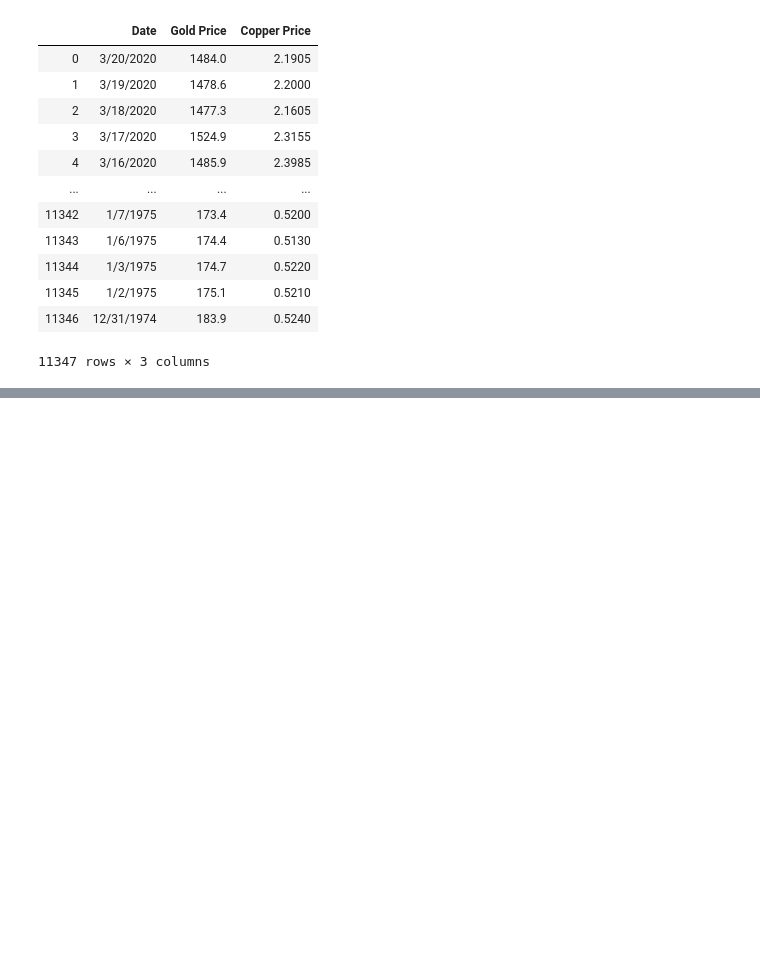
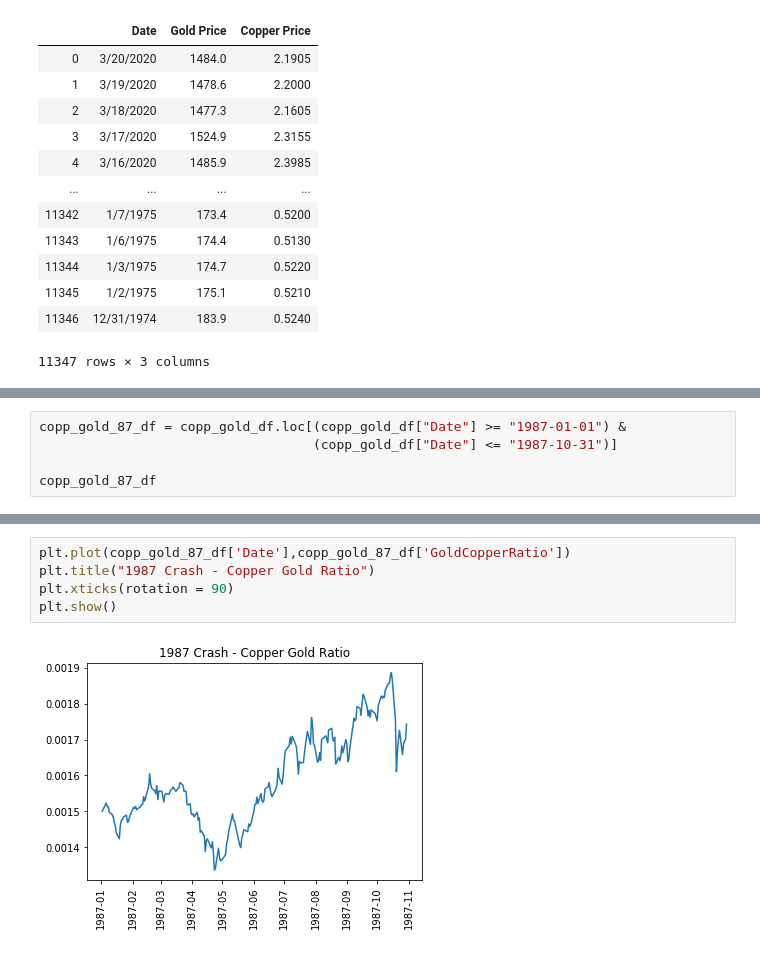
Before and after one commit to benji0815/Economic-Downturn-Data-Analysis, a Jupyter notebook: dev/bruce/Project1Bruce.ipynb, the cells around one changed output, grey strips where cells are left out. Cells and saved outputs as stored; diff of their text form; blank space fills up the shorter version.

```diff
--- a/dev/bruce/Project1Bruce.ipynb
+++ b/dev/bruce/Project1Bruce.ipynb
@@ -122,0 +115,5 @@ plt.plot
+# %%
+copp_gold_87_df = copp_gold_df.loc[(copp_gold_df["Date"] >= "1987-01-01") &
+                                   (copp_gold_df["Date"] <= "1987-10-31")]
+
+copp_gold_87_df
@@ -122,0 +134,7 @@ plt.plot
+# %%
+plt.plot(copp_gold_87_df['Date'],copp_gold_87_df['GoldCopperRatio'])
+plt.title("1987 Crash - Copper Gold Ratio")
+plt.xticks(rotation = 90)
+plt.show()
+# %% [output]
+[figure, added]
```
Also changed, not shown: parts of 28 cells of this notebook.
